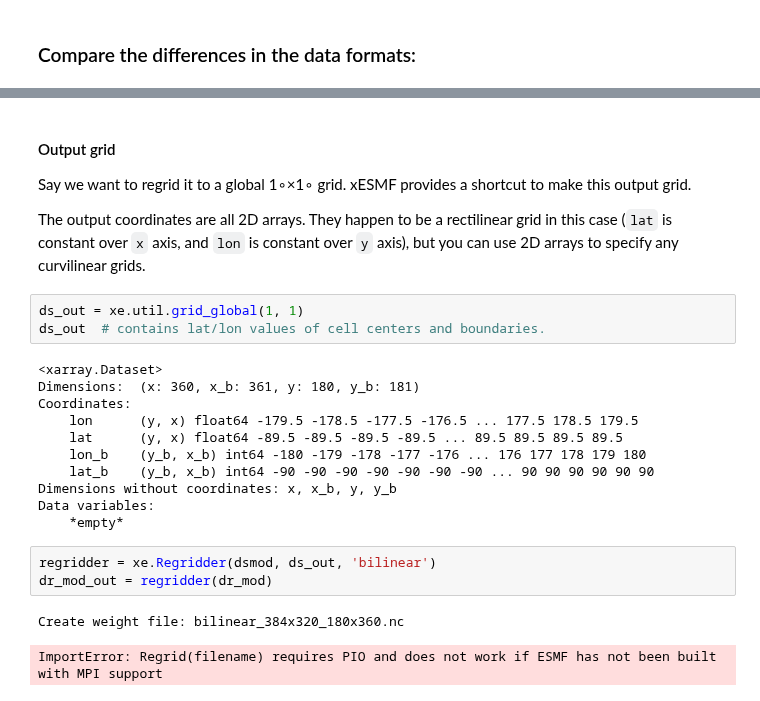
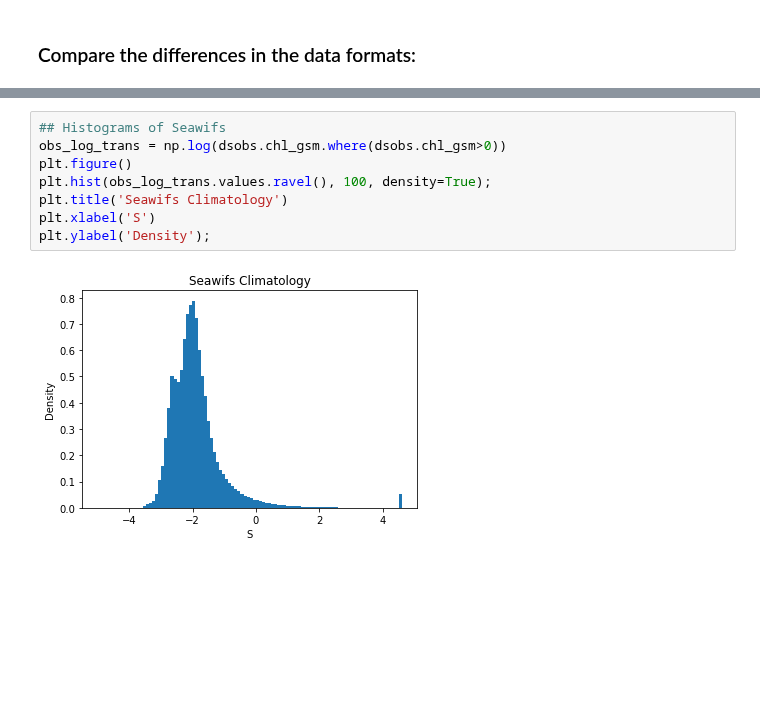
Before and after one commit to Zephyr-Sylvester/krill-cesm-le, a Jupyter notebook: notebooks/Obs_v_Mods.ipynb, the cells around one changed output, grey strips where cells are left out. Cells and saved outputs as stored; diff of their text form; blank space fills up the shorter version.

```diff
--- a/notebooks/Obs_v_Mods.ipynb
+++ b/notebooks/Obs_v_Mods.ipynb
@@ -123,25 +130,10 @@ Data variables:
-# %% [markdown]
-#### Output grid
-Say we want to regrid it to a global 1∘×1∘ grid. xESMF provides a shortcut to make this output grid.
-
-The output coordinates are all 2D arrays. They happen to be a rectilinear grid in this case (`lat` is constant over `x` axis, and `lon` is constant over `y` axis), but you can use 2D arrays to specify any curvilinear grids.
-# %%
-ds_out = xe.util.grid_global(1, 1)
-ds_out  # contains lat/lon values of cell centers and boundaries.
-# %% [output]
-<xarray.Dataset>
-Dimensions:  (x: 360, x_b: 361, y: 180, y_b: 181)
-Coordinates:
-    lon      (y, x) float64 -179.5 -178.5 -177.5 -176.5 ... 177.5 178.5 179.5
-    lat      (y, x) float64 -89.5 -89.5 -89.5 -89.5 ... 89.5 89.5 89.5 89.5
-    lon_b    (y_b, x_b) int64 -180 -179 -178 -177 -176 ... 176 177 178 179 180
-    lat_b    (y_b, x_b) int64 -90 -90 -90 -90 -90 -90 -90 ... 90 90 90 90 90 90
-Dimensions without coordinates: x, x_b, y, y_b
-Data variables:
-    *empty*
-# %%
-regridder = xe.Regridder(dsmod, ds_out, 'bilinear')
-dr_mod_out = regridder(dr_mod)
-# %% [output]
-Create weight file: bilinear_384x320_180x360.nc
-ImportError: Regrid(filename) requires PIO and does not work if ESMF has not been built with MPI support
+# %%
+## Histograms of Seawifs
+obs_log_trans = np.log(dsobs.chl_gsm.where(dsobs.chl_gsm>0))
+plt.figure()
+plt.hist(obs_log_trans.values.ravel(), 100, density=True);
+plt.title('Seawifs Climatology')
+plt.xlabel('S')
+plt.ylabel('Density');
+# %% [output]
+[figure, added]
```
Also changed, not shown: parts of 14 cells of this notebook, 1 other file.
